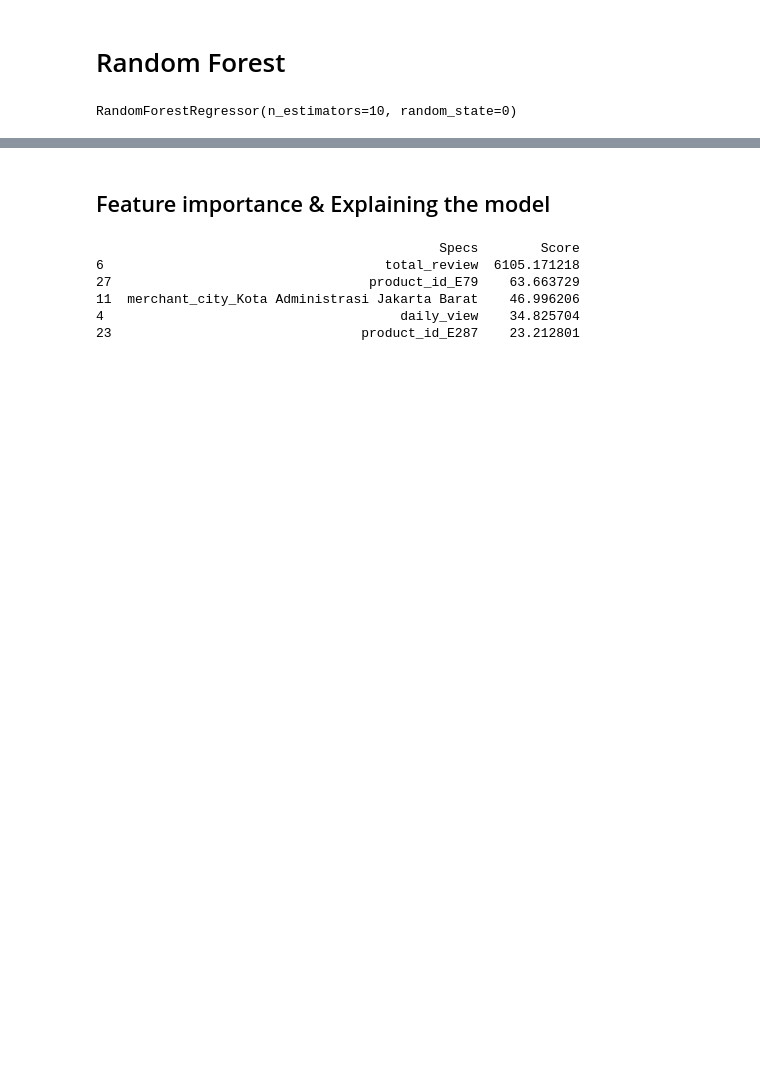
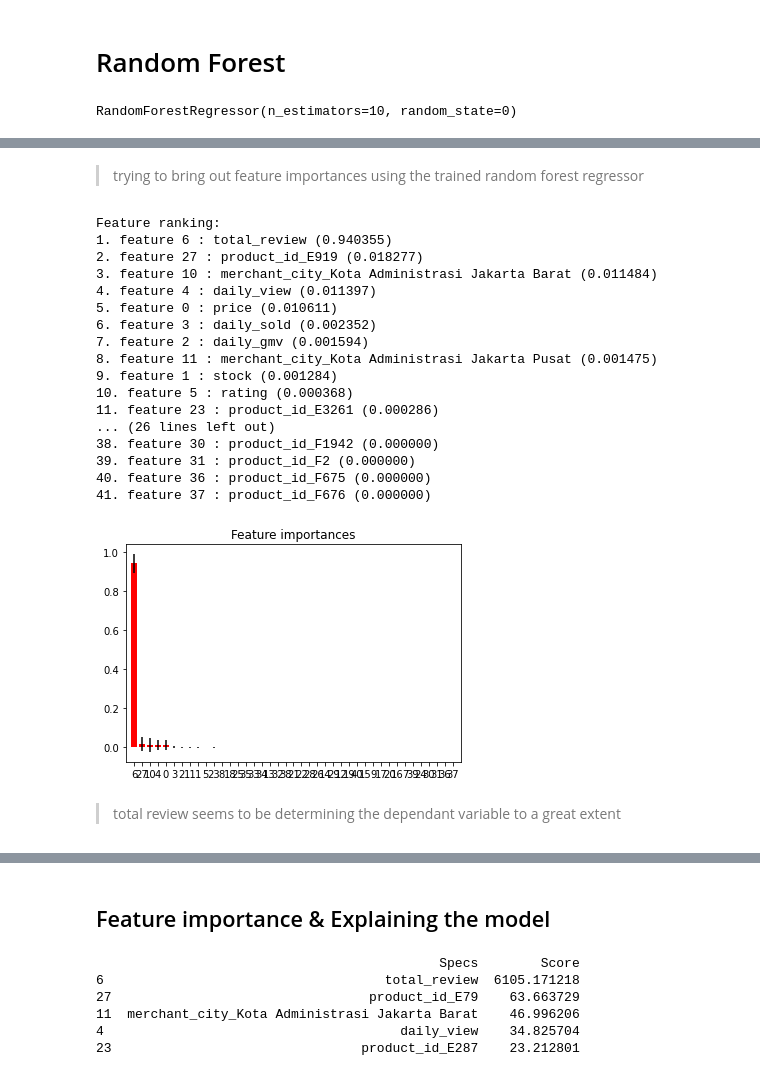
Before and after one commit to sriram1999s/DataAnalytics, a Jupyter notebook: ANALYSIS OF PHONE SALES MARKETPLACE DATA.ipynb, the cells around one changed output, grey strips where cells are left out. Cells and saved outputs as stored; diff of their text form; code cells hidden in the pictures; blank space fills up the shorter version.

```diff
--- a/ANALYSIS OF PHONE SALES MARKETPLACE DATA.ipynb
+++ b/ANALYSIS OF PHONE SALES MARKETPLACE DATA.ipynb
@@ -572,3 +572,46 @@ print(np.concatenate((y_pred.reshape(len(y_pred),1), y_test.reshape(len(y_test),
+# %% [markdown]
+>trying to bring out feature importances using the trained random forest regressor
+# %%
+importances=regressor.feature_importances_
+# %%
+std = np.std([tree.feature_importances_ for tree in regressor.estimators_],
+             axis=0)
+indices = np.argsort(importances)[::-1]
+
+# Print the feature ranking
+print("Feature ranking:")
+
+for f in range(X_train.shape[1]):
+    print("%d. feature %d : %s (%f)" % (f + 1,indices[f], X_train.columns[indices[f]], importances[indices[f]]))
+
+# Plot the impurity-based feature importances of the forest
+plt.figure()
+plt.title("Feature importances")
+plt.bar(range(X_train.shape[1]), importances[indices],color="r", yerr=std[indices], align="center")
+plt.xticks(range(X_train.shape[1]), indices)
+plt.xlim([-1, X_train.shape[1]])
+plt.show()
+# %% [output]
+Feature ranking:
+1. feature 6 : total_review (0.940355)
+2. feature 27 : product_id_E919 (0.018277)
+3. feature 10 : merchant_city_Kota Administrasi Jakarta Barat (0.011484)
+4. feature 4 : daily_view (0.011397)
+5. feature 0 : price (0.010611)
+6. feature 3 : daily_sold (0.002352)
+7. feature 2 : daily_gmv (0.001594)
+8. feature 11 : merchant_city_Kota Administrasi Jakarta Pusat (0.001475)
+9. feature 1 : stock (0.001284)
+10. feature 5 : rating (0.000368)
+11. feature 23 : product_id_E3261 (0.000286)
+... (26 lines left out)
+38. feature 30 : product_id_F1942 (0.000000)
+39. feature 31 : product_id_F2 (0.000000)
+40. feature 36 : product_id_F675 (0.000000)
+41. feature 37 : product_id_F676 (0.000000)
+[figure, added]
+# %% [markdown]
+> total review seems to be determining the dependant variable to a great extent
 # %%
 figure(num=None, figsize=(15, 10), dpi=160, facecolor='w', edgecolor='k')
 
```
Also changed, not shown: parts of 39 cells of this notebook.
